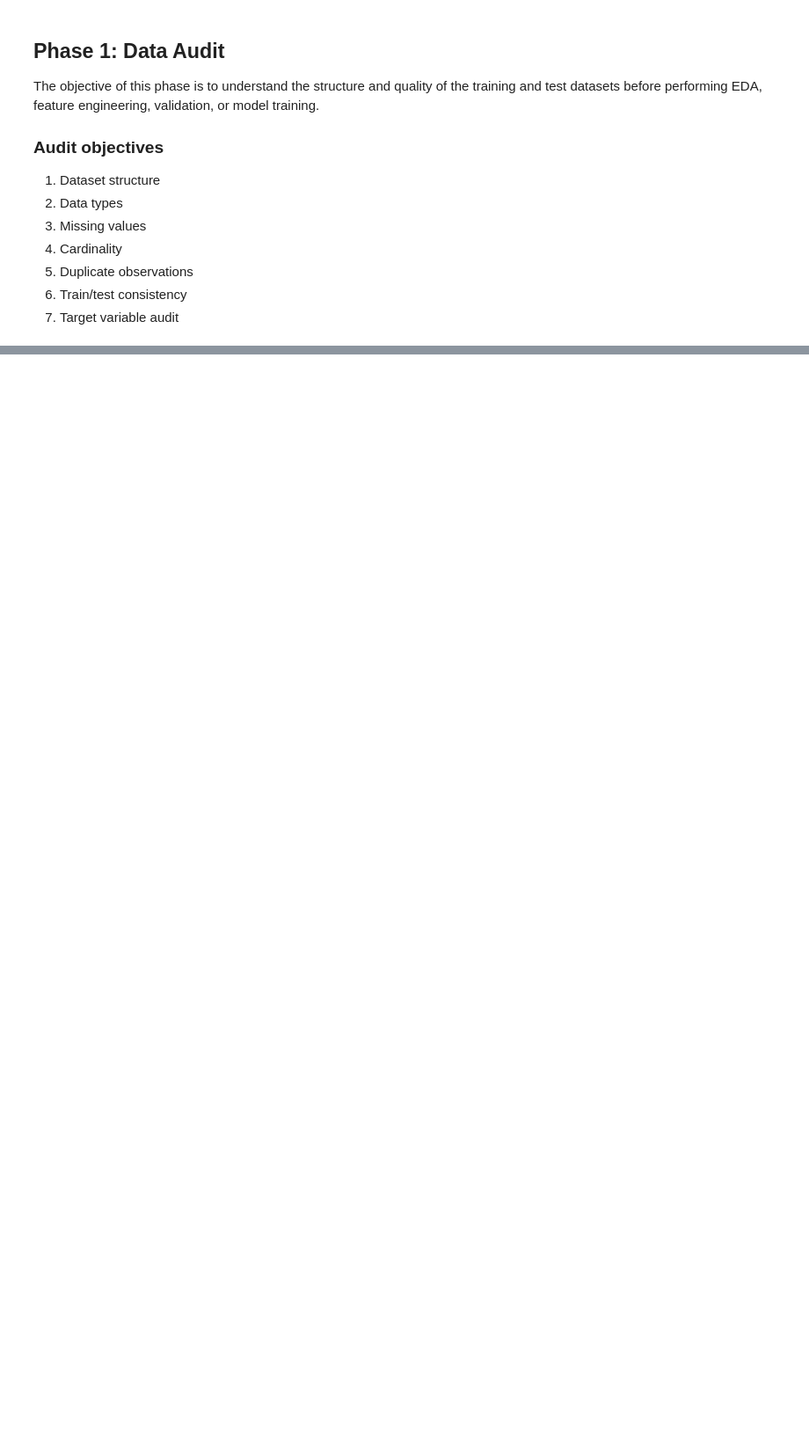
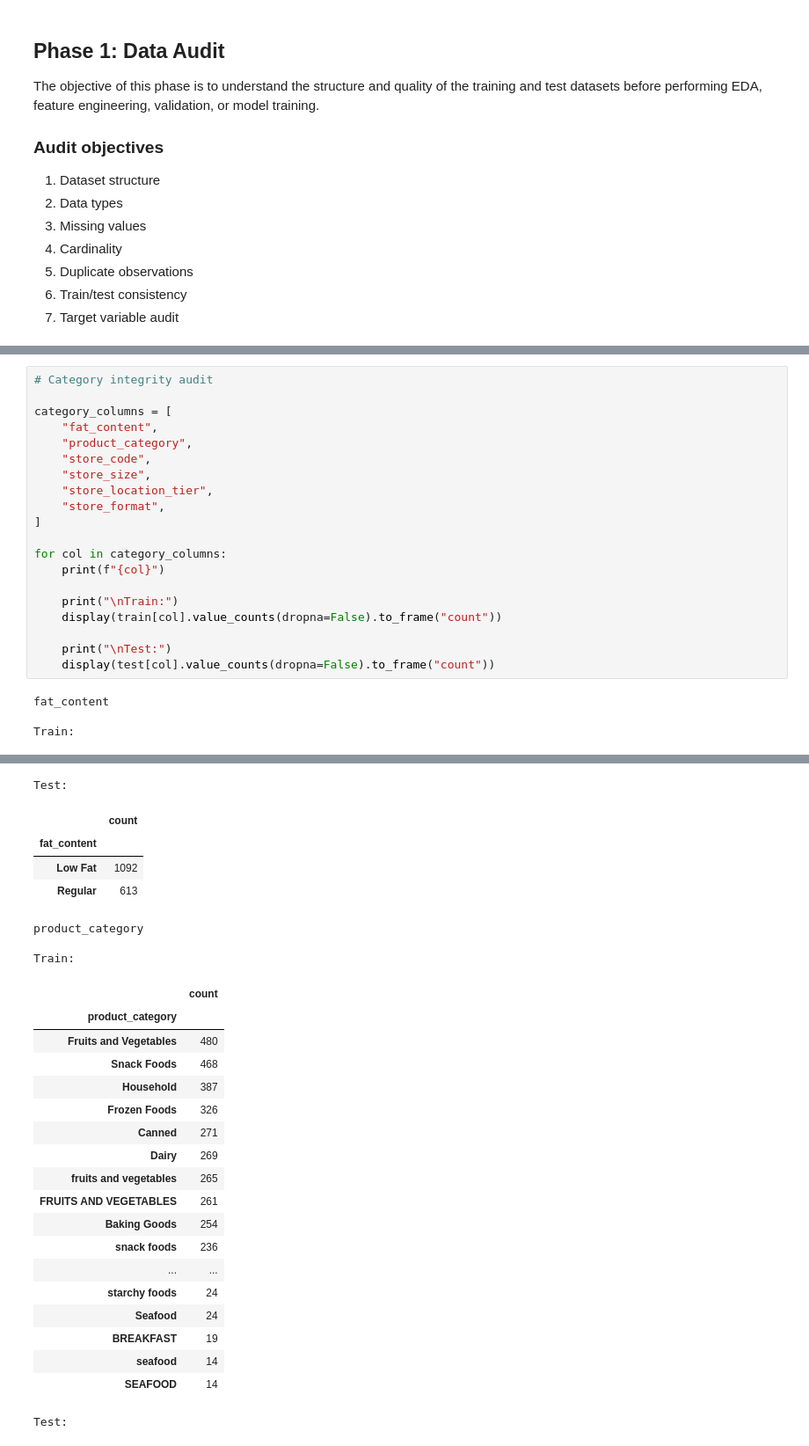
Before and after one commit to Successdada/DSN-26, a Jupyter notebook: Notebooks/data_audit.ipynb, the cells around one changed output, grey strips where cells are left out. Shown at 88% size. Saved outputs shown, nothing was run; the diff lists cells and outputs as text; blank space fills up the shorter version.

```diff
--- a/Notebooks/data_audit.ipynb
+++ b/Notebooks/data_audit.ipynb
@@ -344,0 +185,24 @@ Dataset Contract Passed.
+# %%
+# Category integrity audit
+
+category_columns = [
+    "fat_content",
+    "product_category",
+    "store_code",
+    "store_size",
+    "store_location_tier",
+    "store_format",
+]
+
+for col in category_columns:
+    print(f"{col}")
+
+    print("\nTrain:")
+    display(train[col].value_counts(dropna=False).to_frame("count"))
+
+    print("\nTest:")
+    display(test[col].value_counts(dropna=False).to_frame("count"))
+# %% [output]
+fat_content
+
+Train:
@@ -344,0 +213,27 @@ Dataset Contract Passed.
+Test:
+|  | count |
+| fat_content |  |
+| Low Fat | 1092 |
+| Regular | 613 |
+product_category
+
+Train:
+|  | count |
+| product_category |  |
+| Fruits and Vegetables | 480 |
+| Snack Foods | 468 |
+| Household | 387 |
+| Frozen Foods | 326 |
+| Canned | 271 |
+| Dairy | 269 |
+| fruits and vegetables | 265 |
+| FRUITS AND VEGETABLES | 261 |
+| Baking Goods | 254 |
+| snack foods | 236 |
+| ... | ... |
+| starchy foods | 24 |
+| Seafood | 24 |
+| BREAKFAST | 19 |
+| seafood | 14 |
+| SEAFOOD | 14 |
+Test:
```
Also changed, not shown: parts of 22 cells of this notebook.
